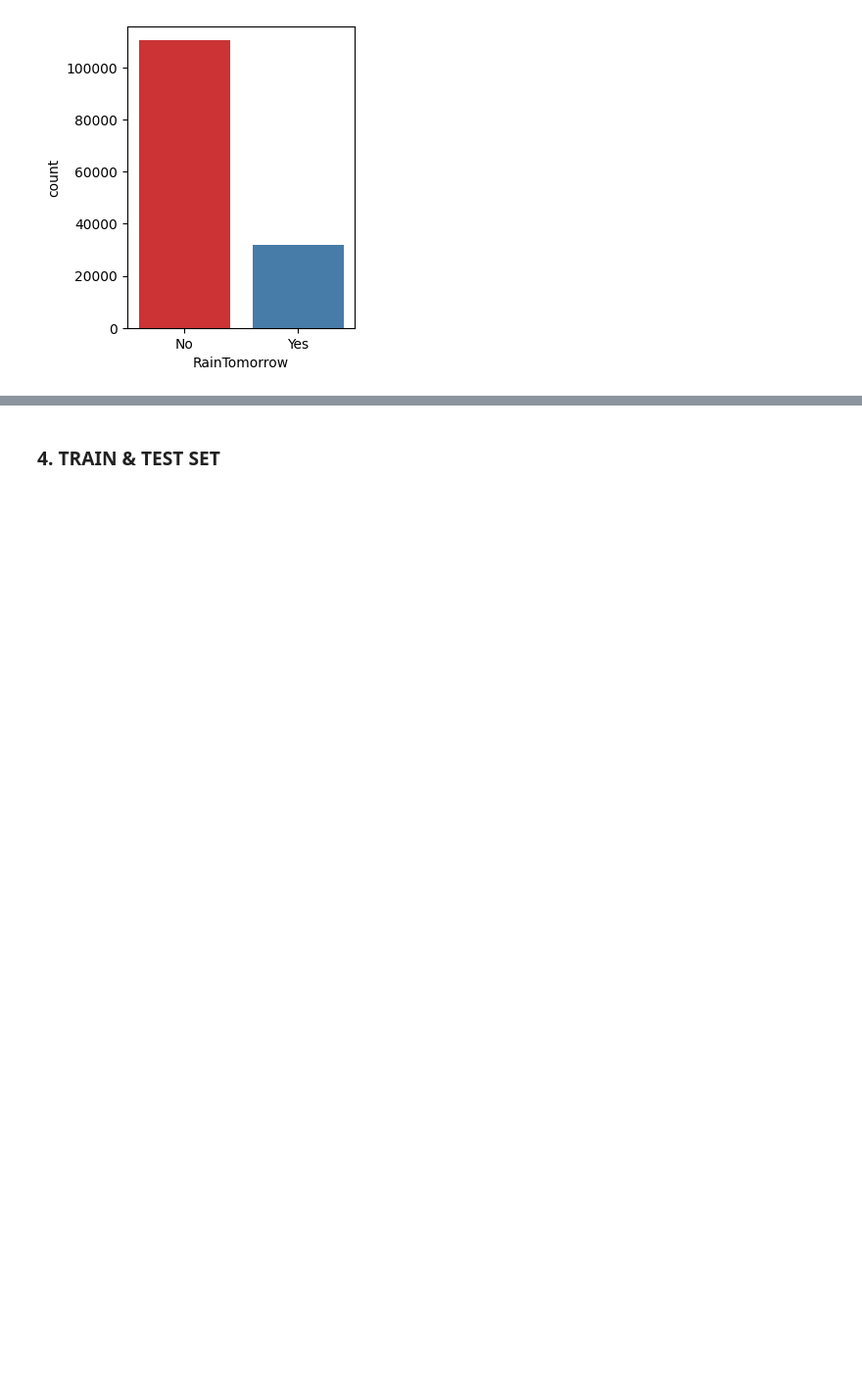
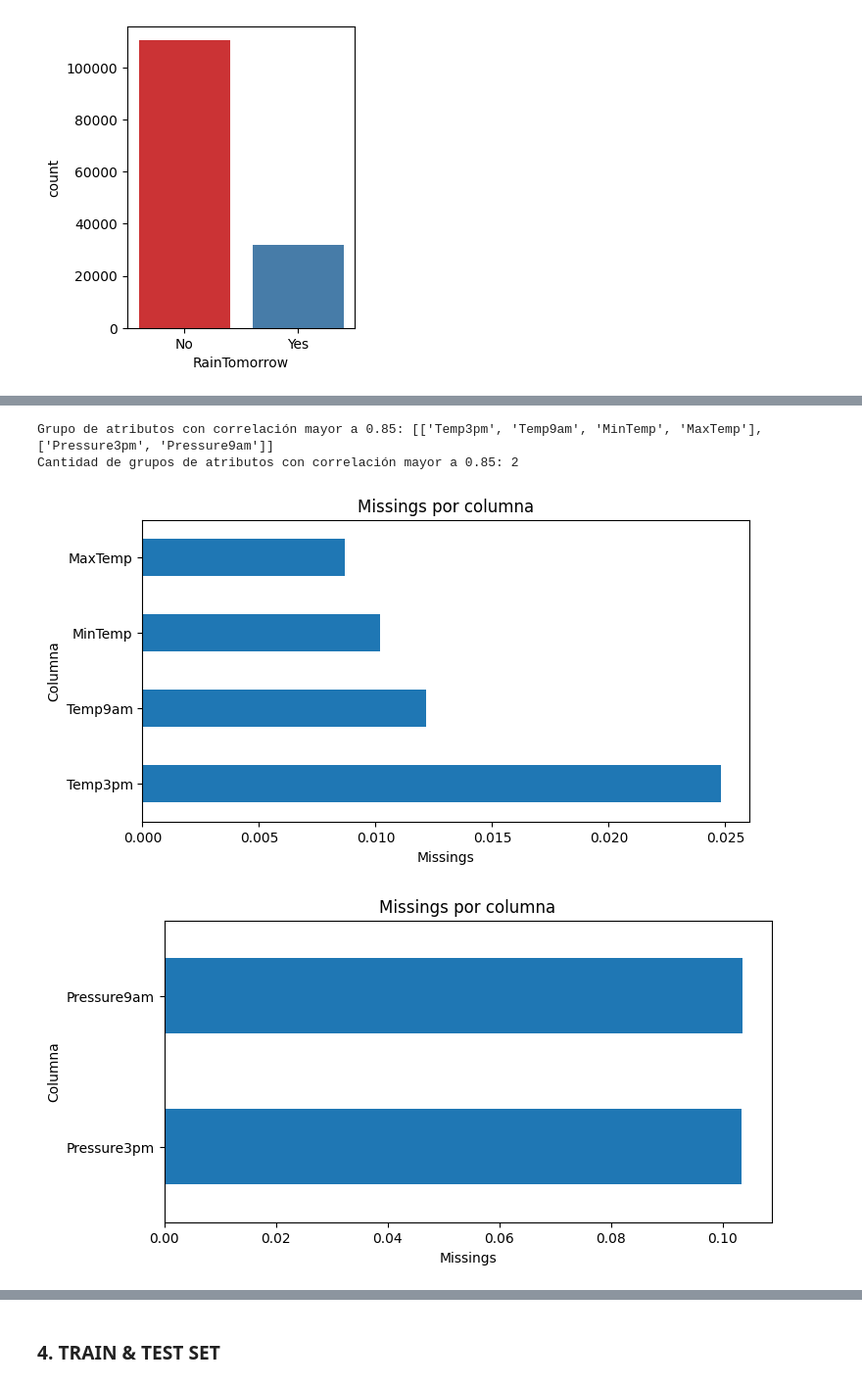
Before and after one commit to LeoCenturion/rain-in-australia, a Jupyter notebook: models/RiA-svm.ipynb, the cells around one changed output, grey strips where cells are left out. Shown at 98% size. Saved outputs shown, nothing was run; the diff lists cells and outputs as text; code cells hidden in the pictures; blank space fills up the shorter version.

```diff
--- a/models/RiA-svm.ipynb
+++ b/models/RiA-svm.ipynb
@@ -289,0 +330,45 @@ plt.show()
+# %%
+def get_corr_var(corr_matrix, threshold):
+    corr_pairs = np.argwhere((corr_matrix < -threshold) | (corr_matrix > threshold))
+    corr_columns = []
+
+    for pair in corr_pairs:
+        row, col = pair
+        if row < col:
+            found = False
+            for corr_set in corr_columns:
+                if corr_matrix.index[row] in corr_set or corr_matrix.columns[col] in corr_set:
+                    corr_set.add(corr_matrix.index[row])
+                    corr_set.add(corr_matrix.columns[col])
+                    found = True
+                    break
+            if not found:
+                corr_columns.append({corr_matrix.index[row], corr_matrix.columns[col]})
+
+    return [list(corr_set) for corr_set in corr_columns]
+
+# Llamada a la función para obtener pares de columnas correlacionadas por encima de cierto umbral
+umbral = 0.85  # Establece tu umbral de correlación aquí
+columnas_correlacionadas = get_corr_var(rain_df.corr(numeric_only=True), umbral)
+
+
+print(f"Grupo de atributos con correlación mayor a {umbral}:",columnas_correlacionadas)
+print(f"Cantidad de grupos de atributos con correlación mayor a {umbral}:",len(columnas_correlacionadas))
+# %% [output]
+Grupo de atributos con correlación mayor a 0.85: [['Temp3pm', 'Temp9am', 'MinTemp', 'MaxTemp'], ['Pressure3pm', 'Pressure9am']]
+Cantidad de grupos de atributos con correlación mayor a 0.85: 2
+# %%
+# Grafiquemos los missings para cada grupo...
+
+for i in range(len(columnas_correlacionadas)):
+    target = 'RainTomorrow'
+    plt.figure(figsize=(8, 4))
+    df_null[columnas_correlacionadas[i]].plot(kind='barh')
+    plt.xlabel('Missings')
+    plt.ylabel('Columna')
+    plt.title('Missings por columna')
+
+    plt.show()
+# %% [output]
+[figure, added]
+[figure, added]
```
Also changed, not shown: parts of 63 cells of this notebook, 5 other files.
